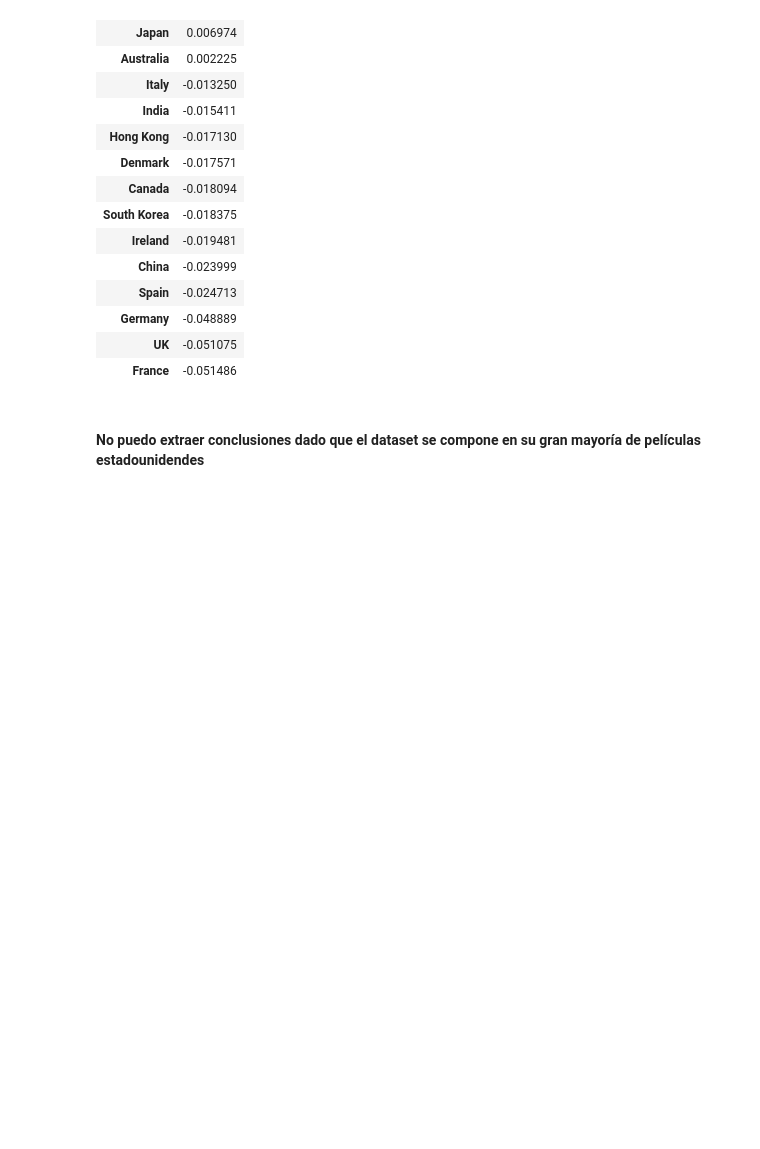
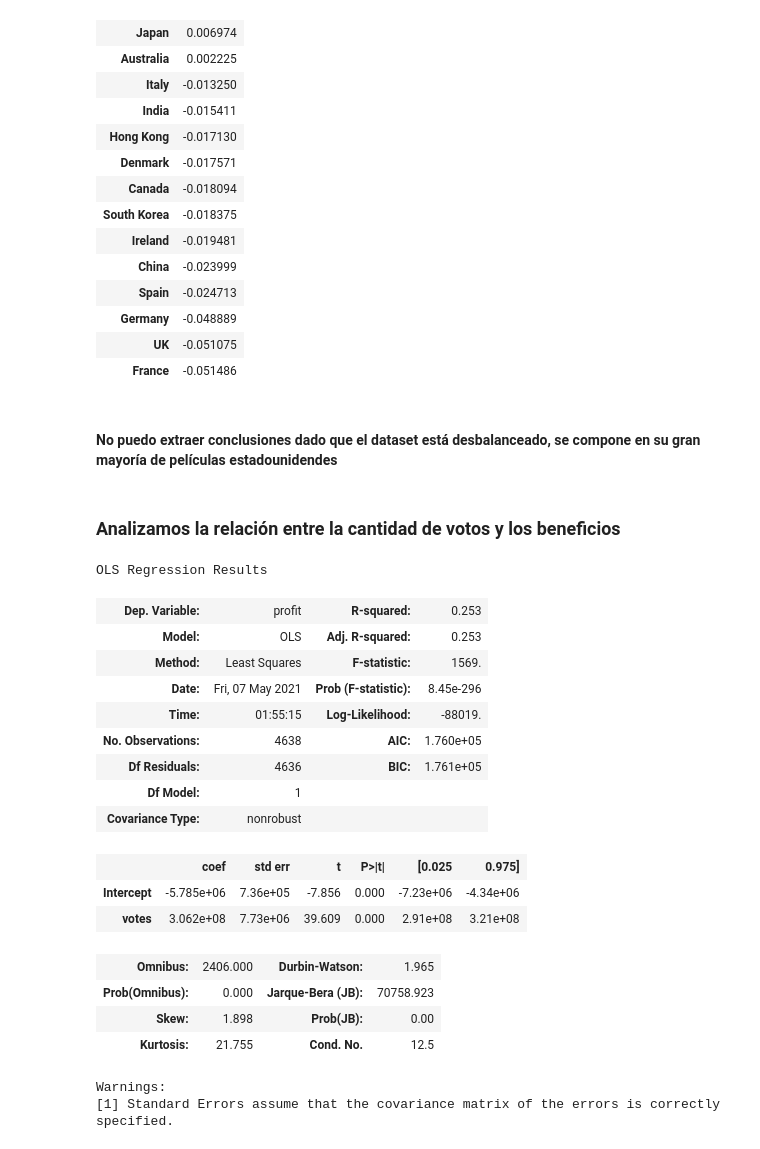
Before and after one commit to sanchiesa/Movie_Industry_Kaggle, a Jupyter notebook: notebooks/Movie_Revenue_Analysis.ipynb, the cells around one changed output. Cells and saved outputs as stored; diff of their text form; code cells hidden in the pictures; blank space fills up the shorter version.

```diff
--- a/notebooks/Movie_Revenue_Analysis.ipynb
+++ b/notebooks/Movie_Revenue_Analysis.ipynb
@@ -1230,4 +1251,31 @@ country_profit_corr
 | UK | -0.051075 |
 | France | -0.051486 |
 # %% [markdown]
-#### No puedo extraer conclusiones dado que el dataset se compone en su gran mayoría de películas estadounidendes
+#### No puedo extraer conclusiones dado que el dataset está desbalanceado, se compone en su gran mayoría de películas estadounidendes
+# %% [markdown]
+### Analizamos la relación entre la cantidad de votos y los beneficios
+# %%
+# Evaluate votes influence on profit
+votes_model_profit = smf.ols(formula='profit ~ votes', data=data_profit).fit()
+
+votes_model_profit.summary()
+# %% [output]
+OLS Regression Results
+| Dep. Variable: | profit | R-squared: | 0.253 |
+| Model: | OLS | Adj. R-squared: | 0.253 |
+| Method: | Least Squares | F-statistic: | 1569. |
+| Date: | Fri, 07 May 2021 | Prob (F-statistic): | 8.45e-296 |
+| Time: | 01:55:15 | Log-Likelihood: | -88019. |
+| No. Observations: | 4638 | AIC: | 1.760e+05 |
+| Df Residuals: | 4636 | BIC: | 1.761e+05 |
+| Df Model: | 1 |  |  |
+| Covariance Type: | nonrobust |  |  |
+|  | coef | std err | t | P>|t| | [0.025 | 0.975] |
+| Intercept | -5.785e+06 | 7.36e+05 | -7.856 | 0.000 | -7.23e+06 | -4.34e+06 |
+| votes | 3.062e+08 | 7.73e+06 | 39.609 | 0.000 | 2.91e+08 | 3.21e+08 |
+| Omnibus: | 2406.000 | Durbin-Watson: | 1.965 |
+| Prob(Omnibus): | 0.000 | Jarque-Bera (JB): | 70758.923 |
+| Skew: | 1.898 | Prob(JB): | 0.00 |
+| Kurtosis: | 21.755 | Cond. No. | 12.5 |
+Warnings:
+[1] Standard Errors assume that the covariance matrix of the errors is correctly specified.
```
Also changed, not shown: parts of 6 cells of this notebook.
